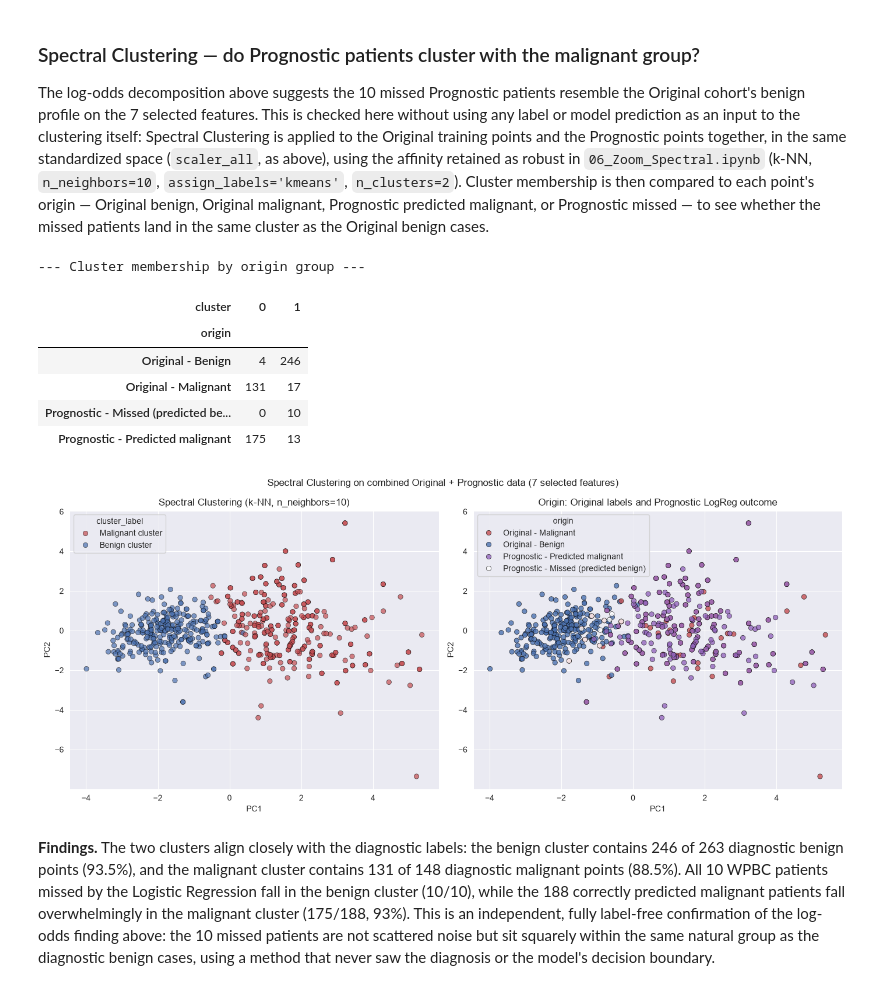
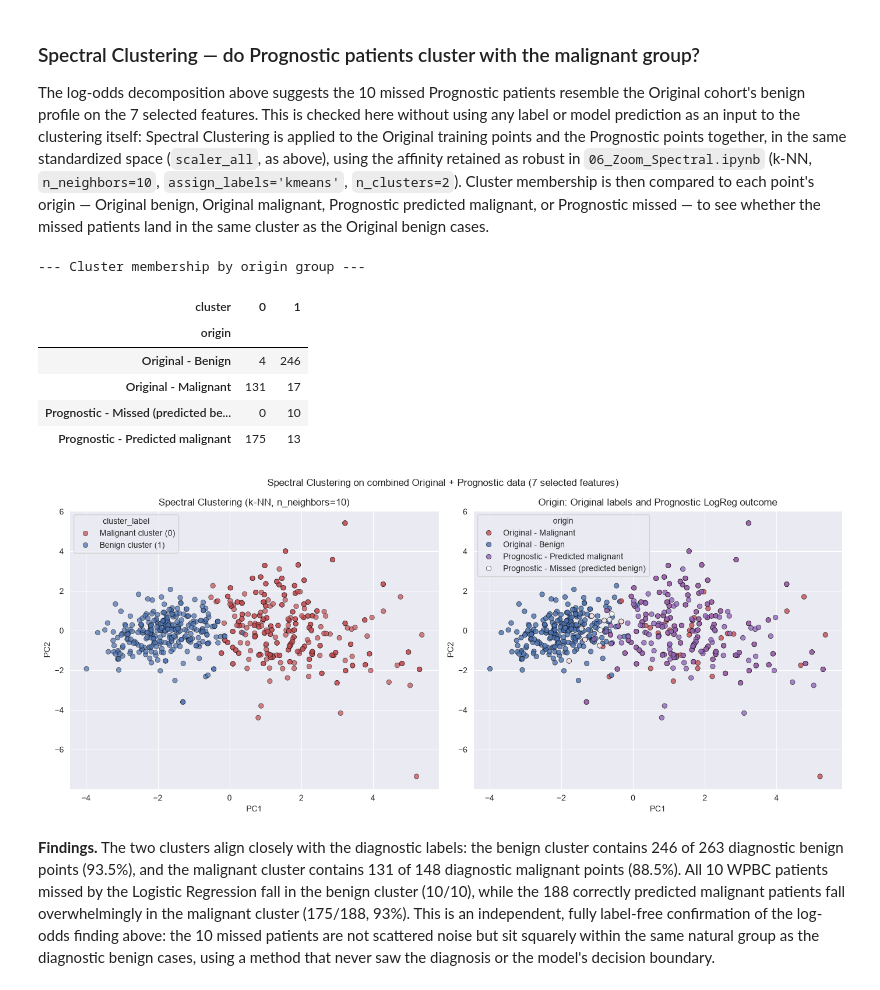
Before and after one commit to ostacore/Projets-UM5BM753-, a Jupyter notebook: 03_notebooks/07_Prognostic_Data_Test.ipynb, the cells around one changed output. Drawn from its saved outputs; the diff is of its cells as text; code cells hidden in the pictures.

```diff
--- a/03_notebooks/07_Prognostic_Data_Test.ipynb
+++ b/03_notebooks/07_Prognostic_Data_Test.ipynb
@@ -333,44 +333,44 @@ display(cluster_by_origin)
 malignant_cluster = cluster_by_origin.loc["Original - Malignant"].idxmax()
 benign_cluster = cluster_by_origin.loc["Original - Benign"].idxmax()
 combined["cluster_label"] = combined["cluster"].map({
-    malignant_cluster: "Malignant cluster", benign_cluster: "Benign cluster"
+    malignant_cluster: "Malignant cluster (0)", benign_cluster: "Benign cluster (1)"
 })
 
 X_pca_combined = PCA(n_components=2, random_state=RANDOM_STATE).fit_transform(X_combined)
 
 fig, axes = plt.subplots(1, 2, figsize=(14, 6))
 sns.scatterplot(x=X_pca_combined[:, 0], y=X_pca_combined[:, 1], hue=combined["cluster_label"],
-                 palette={"Benign cluster": "#4C72B0", "Malignant cluster": "#C44E52"},
+                 palette={"Benign cluster (1)": "#4C72B0", "Malignant cluster (0)": "#C44E52"},
                  ax=axes[0], alpha=0.7, edgecolor="k")
 axes[0].set_title("Spectral Clustering (k-NN, n_neighbors=10)")
 axes[0].set_xlabel("PC1")
 axes[0].set_ylabel("PC2")
 
 origin_palette = {
     "Original - Benign": "#4C72B0",
     "Original - Malignant": "#C44E52",
     "Prognostic - Predicted malignant": "#9467BD",
     "Prognostic - Missed (predicted benign)": "#FFFFFF",
 }
 sns.scatterplot(x=X_pca_combined[:, 0], y=X_pca_combined[:, 1], hue=combined["origin"],
                  palette=origin_palette, ax=axes[1], alpha=0.8, edgecolor="k")
 axes[1].set_title("Origin: Original labels and Prognostic LogReg outcome")
 axes[1].set_xlabel("PC1")
 axes[1].set_ylabel("PC2")
 
 fig.suptitle("Spectral Clustering on combined Original + Prognostic data (7 selected features)")
 fig.tight_layout()
 fig.savefig(os.path.join(FIGURES_DIR, "07_wpbc_spectral_clusters.png"))
 plt.show()
 # %% [output]
 --- Cluster membership by origin group ---
 | cluster | 0 | 1 |
 | origin |  |  |
 | Original - Benign | 4 | 246 |
 | Original - Malignant | 131 | 17 |
 | Prognostic - Missed (predicted be... | 0 | 10 |
 | Prognostic - Predicted malignant | 175 | 13 |
-[figure, old version]
+[figure, new version]
 # %% [markdown]
 **Findings.** The two clusters align closely with the diagnostic labels: the benign cluster contains
 246 of 263 diagnostic benign points (93.5%), and the malignant cluster contains 131 of 148 diagnostic
```
